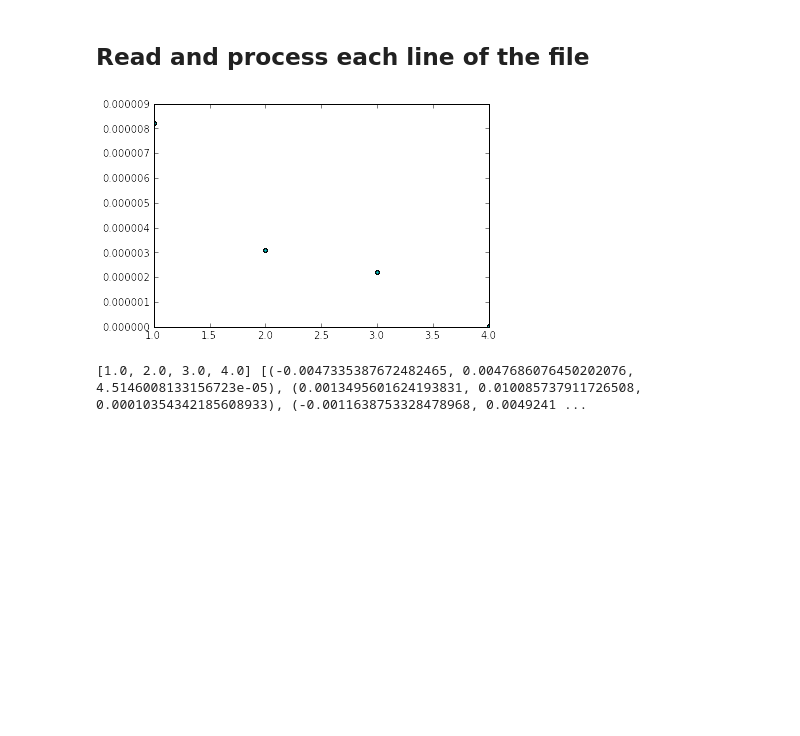
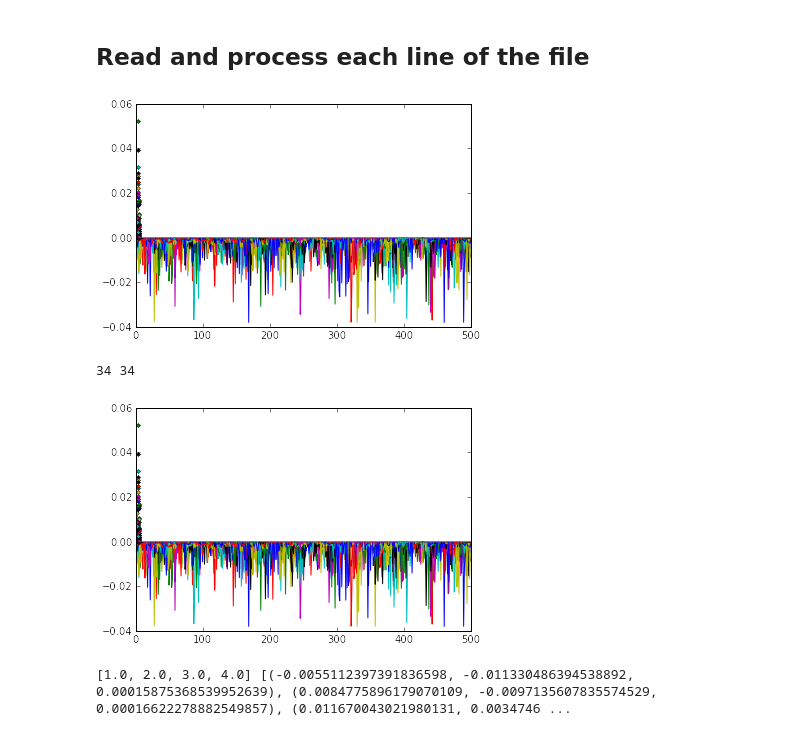
Before and after one commit to bauer-san/BeatBag, a Jupyter notebook: BeatBag.ipynb, the cells around one changed output. Drawn from its saved outputs; the diff is of its cells as text; code cells hidden in the pictures; blank space fills up the shorter version.

```diff
--- a/BeatBag.ipynb
+++ b/BeatBag.ipynb
@@ -78,8 +78,8 @@ def goertzel(samples, sample_rate, *freqs):
 ## Locate the data
 # %%
 data_path = '.\\data\\Recorded Tests\\'
-data_path +=  '3-77hits.TXT'
-#data_path +=  '4-81hits.TXT'
+#data_path +=  '3-77hits.TXT'
+data_path +=  '4-81hits.TXT'
 #data_path +=  '5-93hits.TXT'
 #data_path +=  '6-79hits.TXT'
 #data_path +=  'MysteryDataSet-1.TXT'
@@ -88,10 +88,10 @@ data_path +=  '3-77hits.TXT'
 ## Initialize variables
 # %%
 sampletime = 0.002
-timeconstant_lpf = 0.4
+timeconstant_lpf = 0.2
 alpha_lpf = (float)(sampletime / (sampletime+timeconstant_lpf))
 
-timeconstant_hpf = 0.6
+timeconstant_hpf = 0.8
 alpha_hpf = (float)(sampletime / (sampletime+timeconstant_hpf))
 
 x_lpf=0.0
@@ -113,6 +113,7 @@ z_hpf_old=0.0
 ## Read and process each line of the file
 # %%
 i=0
+count=0
 hitcount = 0
 ARRAYSIZE = 500
 myvec_z=np.zeros(ARRAYSIZE)
@@ -133,7 +134,7 @@ with open(data_path, 'rb') as csvfile:
 
         #x=float(x)
         #y=float(y)
-        z=float(z)+500
+        z=float(z)+500.0
 
         #Signal Processing
         #for now, this is lowpass followed by high pass filters.
@@ -143,50 +144,51 @@ with open(data_path, 'rb') as csvfile:
         #x_lpf_old = x_lpf
         #x_hpf_old = x_hpf
 
         #y_lpf = lpf(alpha_lpf, y, y_lpf)
         #y_hpf = hpf(alpha_hpf, y_lpf, y_lpf_old, y_hpf_old)
         #y_lpf_old = y_lpf
         #y_hpf_old = y_hpf
 
         z_lpf = lpf(alpha_lpf, z, z_lpf)
         z_hpf = hpf(alpha_hpf, z_lpf, z_lpf_old, z_hpf_old)
         z_lpf_old = z_lpf
         z_hpf_old = z_hpf
 
         #calculate a vector in plane of the bag platform
         #c = vector_mag(x_hpf, y_hpf)
 
         #trying to do fifo/circular buffer
         myvec_z=np.roll(myvec_z, -1)
         myvec_z=np.delete(myvec_z, ARRAYSIZE-1)
         myvec_z=np.append(myvec_z,float(min(z_hpf,0)))
 #        myvec_z=np.append(myvec_z,float(min(z,0)))
 #        myvec_z=np.append(myvec_z, z)
 
-        #i+=1
-        #if (i==ARRAYSIZE): #when buffer full, ship to processing
+        i+=1
+        if (i==ARRAYSIZE): #when buffer full, ship to processing
+            count+=1
+#            plt.plot(myvec_z)
+            freqs, results = goertzel(myvec_z, 1/sampletime, (1, 5))
 
-            #freqs, results = goertzel(myvec_z, 1/sampletime, (1, 5))
-
-            #aa = results[2]
-            #bb = aa[2]
-            #trythis bb = no.array(results)[:,2]
-            #if bb>1E-4:
-            #    hitcount+=1
+            bb = np.array(results)[2,2]
+            if bb>0:
+                hitcount+=1
 
             #reset buffer, counter
-            #myvec_z=np.zeros(ARRAYSIZE)
-            #i=0
+            myvec_z=np.zeros(ARRAYSIZE)
+            i=0
 
             #live update
-        ax.plot(freqs, np.array(results)[:,2], '.')
-        display.clear_output(wait=True)
-        display.display(plt.gcf())
+            ax.plot(freqs, np.array(results)[:,2], '.')
+            display.clear_output(wait=True)
+            display.display(plt.gcf())
 
-print hitcount
+print count, hitcount
 # %% [output]
-[figure, old version]
+[figure, new version]
+34 34
+[figure, added]
 # %%
 print freqs, results
 # %% [output]
-[1.0, 2.0, 3.0, 4.0] [(-0.0047335387672482465, 0.0047686076450202076, 4.5146008133156723e-05), (0.0013495601624193831, 0.010085737911726508, 0.00010354342185608933), (-0.0011638753328478968, 0.0049241 ...
+[1.0, 2.0, 3.0, 4.0] [(-0.0055112397391836598, -0.011330486394538892, 0.00015875368539952639), (0.0084775896179070109, -0.0097135607835574529, 0.00016622278882549857), (0.011670043021980131, 0.0034746 ...
```
Also changed, not shown: parts of 1 cell of this notebook.
